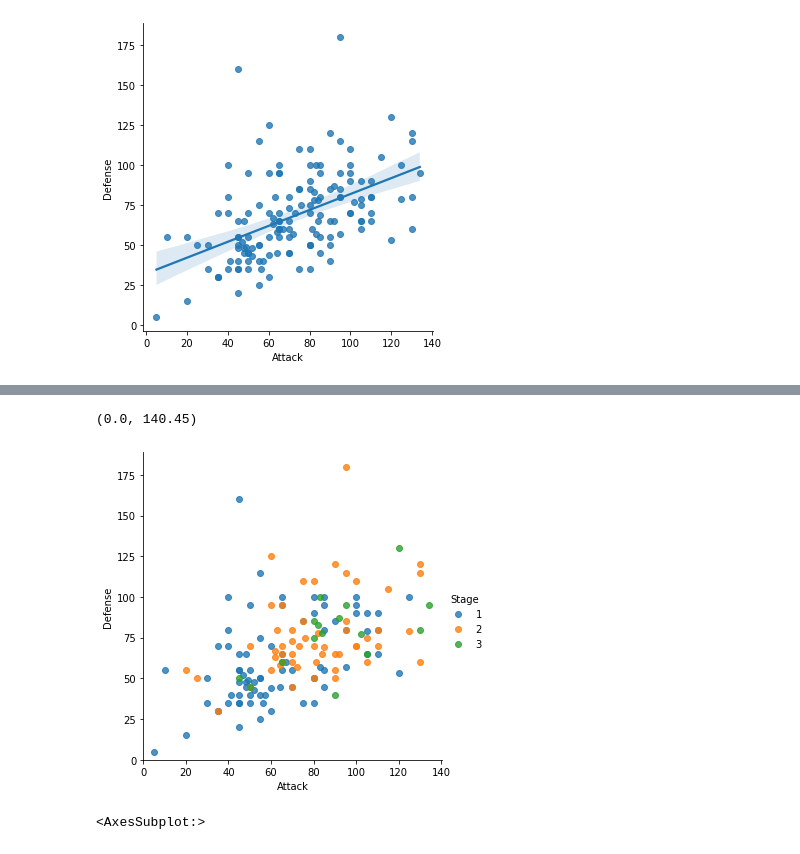
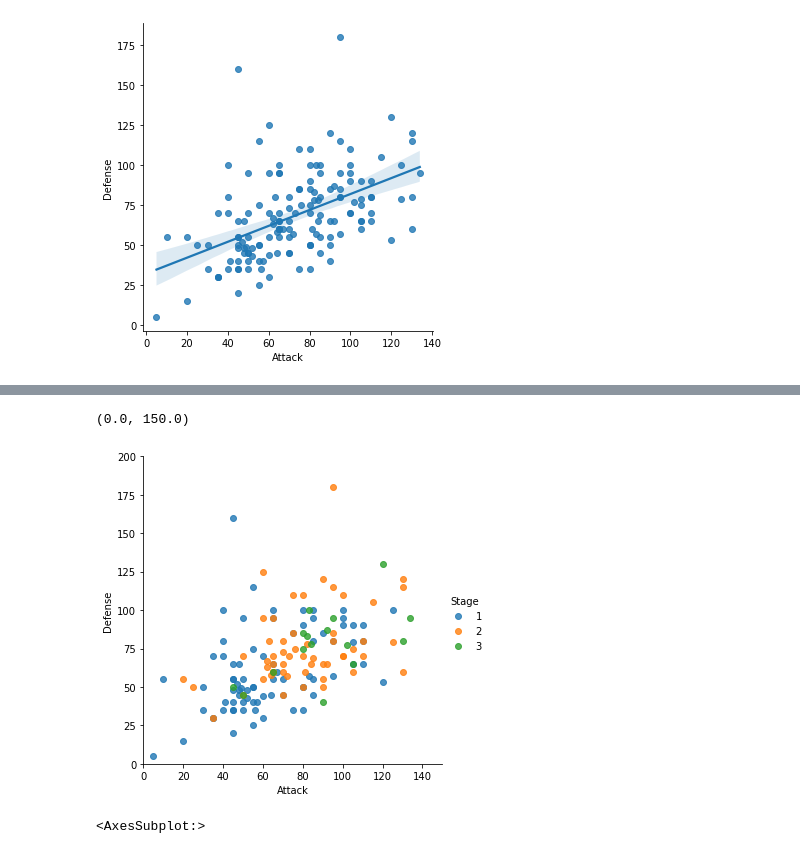
Before and after one commit to shiv1994/COMP3610-2022, a Jupyter notebook: lab3/Lab_3_Updated.ipynb, the cells around one changed output, grey strips where cells are left out. Drawn from its saved outputs; the diff is of its cells as text; code cells hidden in the pictures.

```diff
--- a/lab3/Lab_3.ipynb
+++ b/lab3/Lab_3_Updated.ipynb
@@ -72,15 +90,15 @@ sns.lmplot(x='Attack', y='Defense', data=df,
 # %%
 # Plot using Seaborn
 sns.lmplot(x='Attack', y='Defense', data=df,
            fit_reg=False,
            hue='Stage')
 
-# Tweak using Matplotlib
-plt.ylim(0, None)
-plt.xlim(0, None)
+# Tweak axes using Matplotlib
+plt.ylim(0, 200)
+plt.xlim(0, 150)
 # %% [output]
-(0.0, 140.45)
+(0.0, 150.0)
-[figure, old version]
+[figure, new version]
 # %%
 # Boxplot
 sns.boxplot(data=df)
```
Also changed, not shown: parts of 20 cells of this notebook.
